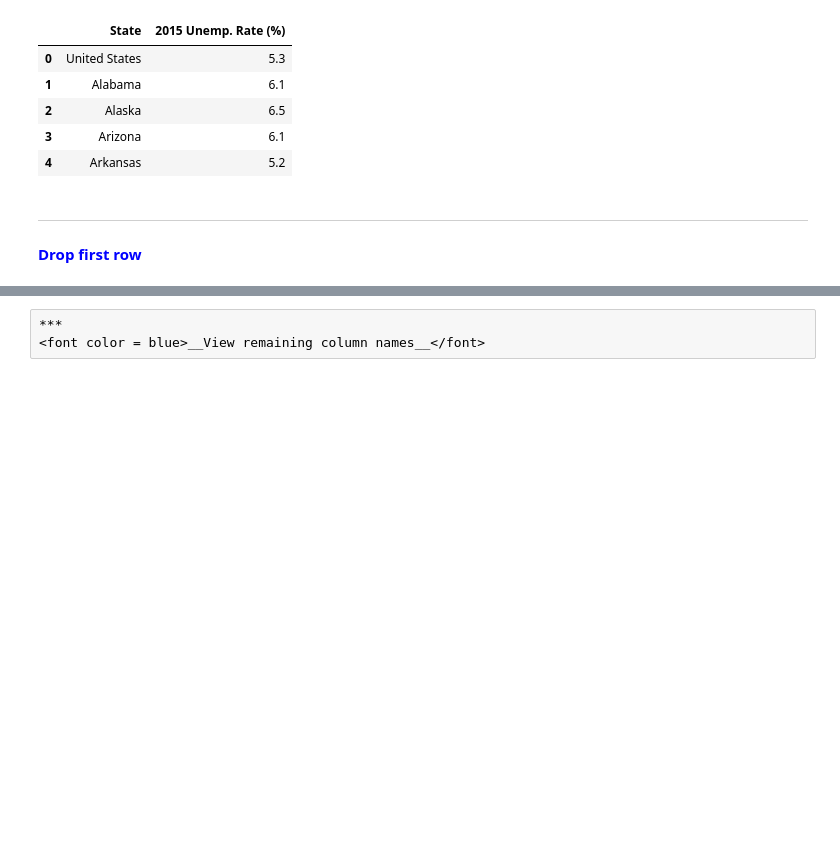
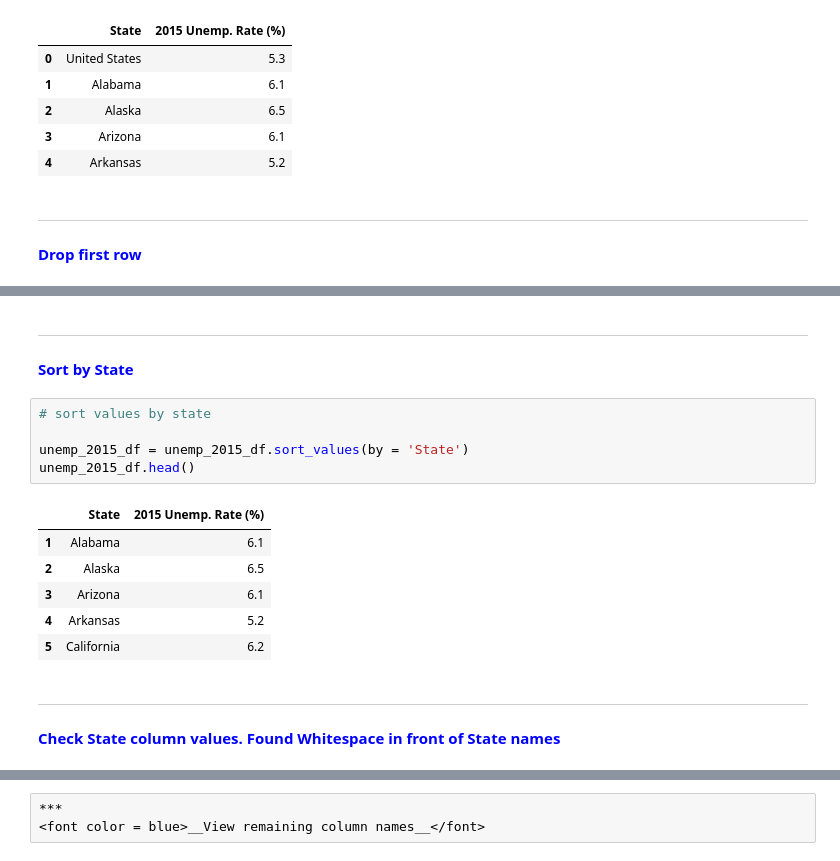
Before and after one commit to vandrade88/ETL-project, a Jupyter notebook: ETL Project.ipynb, the cells around one changed output, grey strips where cells are left out. Cells and saved outputs as stored; diff of their text form; blank space fills up the shorter version.

```diff
--- a/ETL Project.ipynb
+++ b/ETL Project.ipynb
@@ -1202,0 +1241,18 @@ unemp_2015.head()
+# %% [markdown]
+***
+<font color = blue>__Sort by State__</font>
+# %%
+# sort values by state
+
+unemp_2015_df = unemp_2015_df.sort_values(by = 'State')
+unemp_2015_df.head()
+# %% [output]
+|  | State | 2015 Unemp. Rate (%) |
+| 1 | Alabama | 6.1 |
+| 2 | Alaska | 6.5 |
+| 3 | Arizona | 6.1 |
+| 4 | Arkansas | 5.2 |
+| 5 | California | 6.2 |
+# %% [markdown]
+***
+<font color = blue>__Check State column values. Found Whitespace in front of State names__</font>
```
Also changed, not shown: parts of 17 cells of this notebook.
